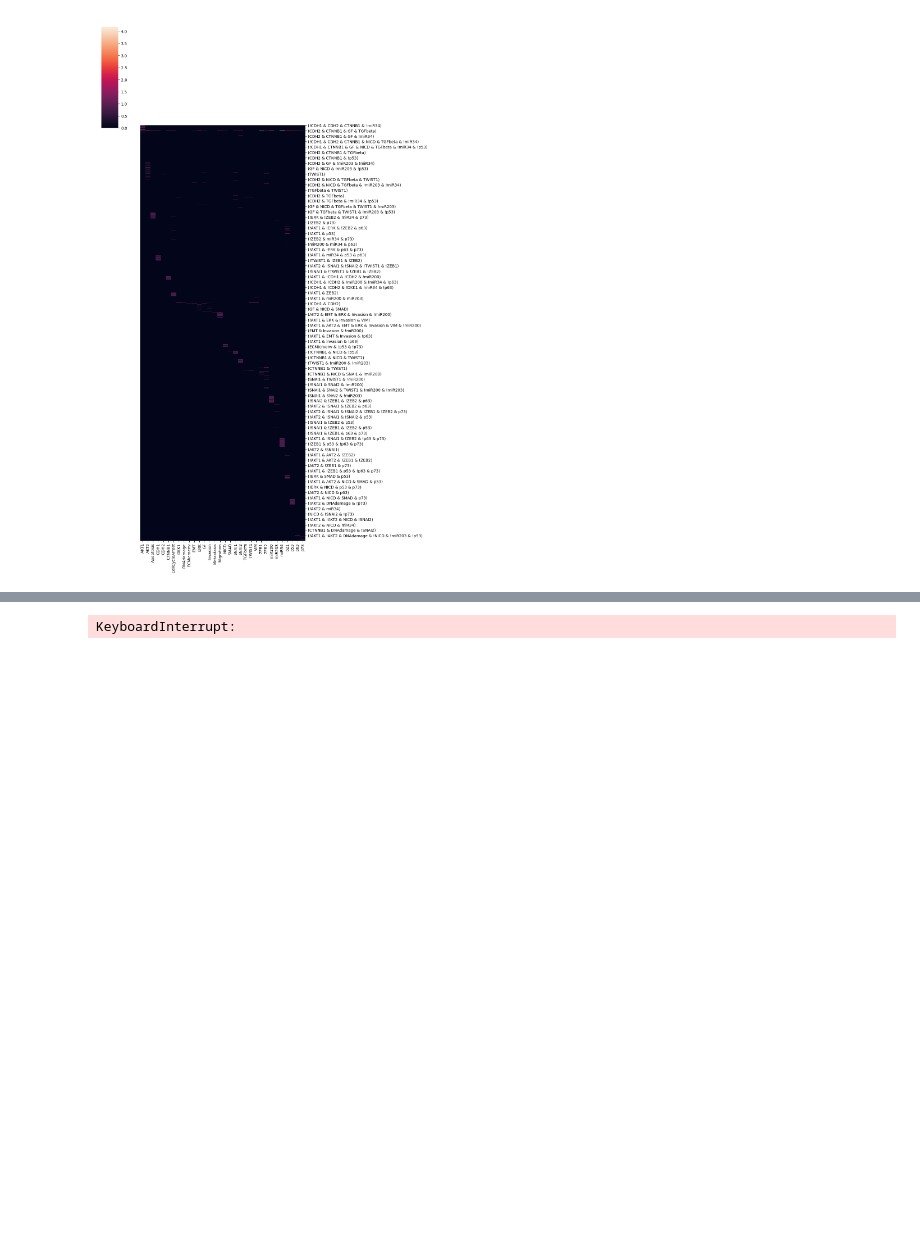
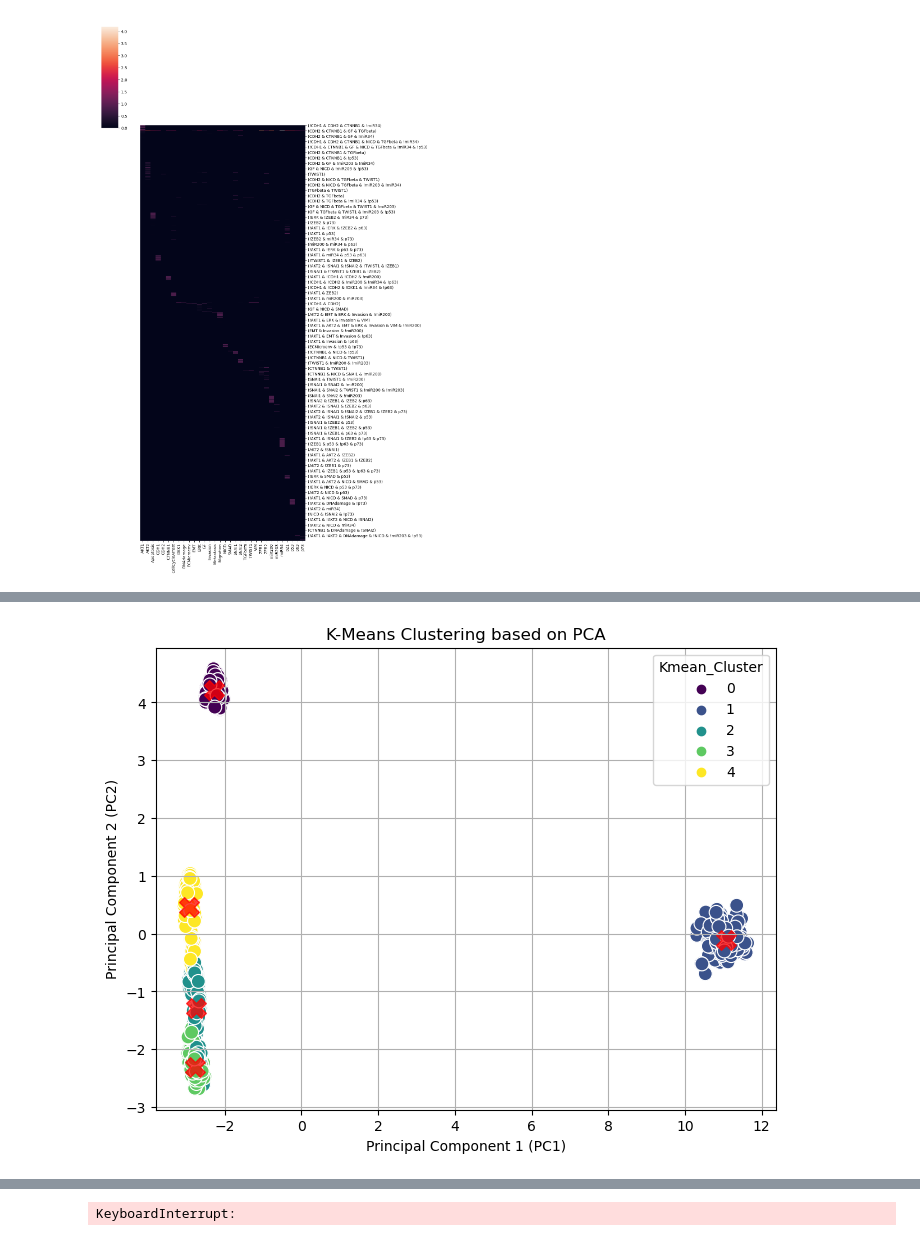
Before and after one commit to sysbio-curie/AstroLogics, a Jupyter notebook: scripts/02_Trajectory_simulations/Invasion/model_comparison_v2.ipynb, the cells around one changed output, grey strips where cells are left out. Cells and saved outputs as stored; diff of their text form; code cells hidden in the pictures; blank space fills up the shorter version.

```diff
--- a/scripts/02_Trajectory_simulations/Invasion/model_comparison_v2.ipynb
+++ b/scripts/02_Trajectory_simulations/Invasion/model_comparison_v2.ipynb
@@ -197,0 +265,31 @@ plt.show()
+# %%
+from sklearn.cluster import KMeans
+
+# Assume k=2 (you can choose a different number based on the Elbow Method)
+kmeans = KMeans(n_clusters=5, random_state=12345)
+
+# Fit the k-means model and predict cluster labels
+clusters = kmeans.fit_predict(pca_df)
+
+# Add the cluster labels to the PCA DataFrame
+pca_df['Kmean_Cluster'] = clusters
+# %%
+plt.figure(figsize=(8, 6))
+
+# Scatter plot colored by cluster
+sns.scatterplot(x='pc1', y='pc2', hue='Kmean_Cluster', data=pca_df, palette='viridis', s=100)
+
+# Add cluster centers to the plot
+centers = kmeans.cluster_centers_
+plt.scatter(centers[:, 0], centers[:, 1], c='red', s=200, alpha=0.75, marker='X')
+
+# Add title and labels
+plt.title('K-Means Clustering based on PCA')
+plt.xlabel('Principal Component 1 (PC1)')
+plt.ylabel('Principal Component 2 (PC2)')
+
+# Display the plot
+plt.grid(True)
+plt.show()
+# %% [output]
+[figure, added]
```
Also changed, not shown: parts of 20 cells of this notebook, 17 other files.
